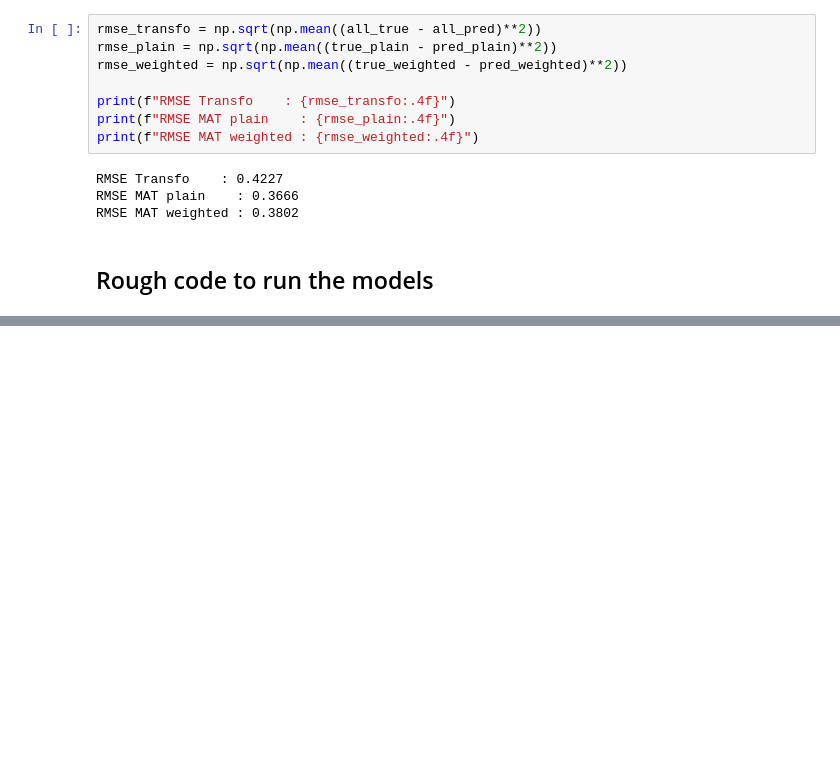
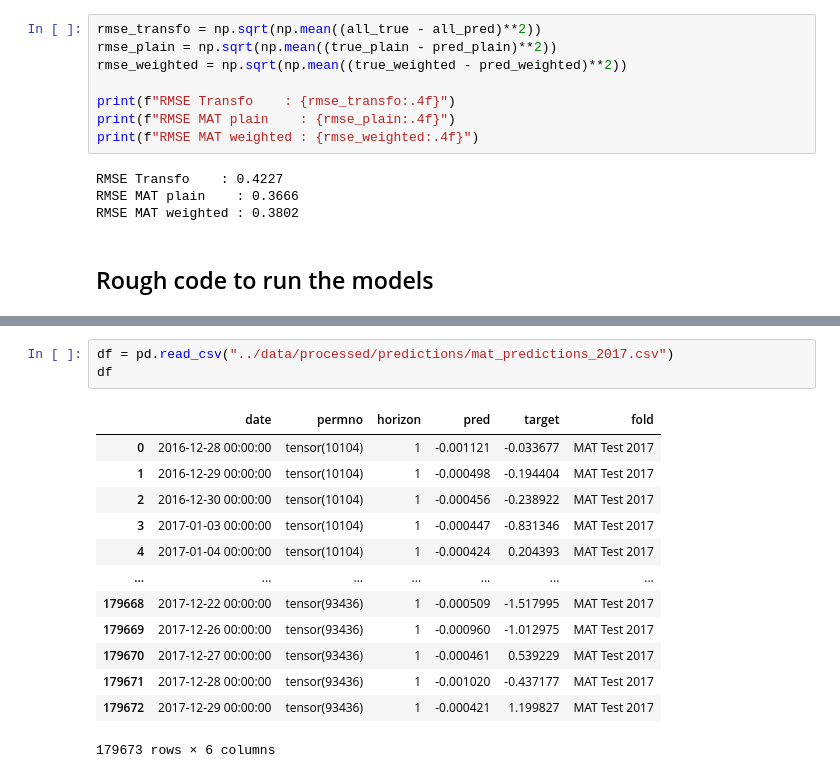
Before and after one commit to BRamesh02/Modality-aware-transformer, a Jupyter notebook: notebooks/test_model.ipynb, the cells around one changed output, grey strips where cells are left out. Cells and saved outputs as stored; diff of their text form; blank space fills up the shorter version.

```diff
--- a/notebooks/test_model.ipynb
+++ b/notebooks/test_model.ipynb
@@ -606,0 +667,17 @@ if __name__ == "__main__":
+# %%
+df = pd.read_csv("../data/processed/predictions/mat_predictions_2017.csv")
+df
+# %% [output]
+|  | date | permno | horizon | pred | target | fold |
+| 0 | 2016-12-28 00:00:00 | tensor(10104) | 1 | -0.001121 | -0.033677 | MAT Test 2017 |
+| 1 | 2016-12-29 00:00:00 | tensor(10104) | 1 | -0.000498 | -0.194404 | MAT Test 2017 |
+| 2 | 2016-12-30 00:00:00 | tensor(10104) | 1 | -0.000456 | -0.238922 | MAT Test 2017 |
+| 3 | 2017-01-03 00:00:00 | tensor(10104) | 1 | -0.000447 | -0.831346 | MAT Test 2017 |
+| 4 | 2017-01-04 00:00:00 | tensor(10104) | 1 | -0.000424 | 0.204393 | MAT Test 2017 |
+| ... | ... | ... | ... | ... | ... | ... |
+| 179668 | 2017-12-22 00:00:00 | tensor(93436) | 1 | -0.000509 | -1.517995 | MAT Test 2017 |
+| 179669 | 2017-12-26 00:00:00 | tensor(93436) | 1 | -0.000960 | -1.012975 | MAT Test 2017 |
+| 179670 | 2017-12-27 00:00:00 | tensor(93436) | 1 | -0.000461 | 0.539229 | MAT Test 2017 |
+| 179671 | 2017-12-28 00:00:00 | tensor(93436) | 1 | -0.001020 | -0.437177 | MAT Test 2017 |
+| 179672 | 2017-12-29 00:00:00 | tensor(93436) | 1 | -0.000421 | 1.199827 | MAT Test 2017 |
+179673 rows × 6 columns
```
Also changed, not shown: parts of 6 cells of this notebook, 1 other file.
